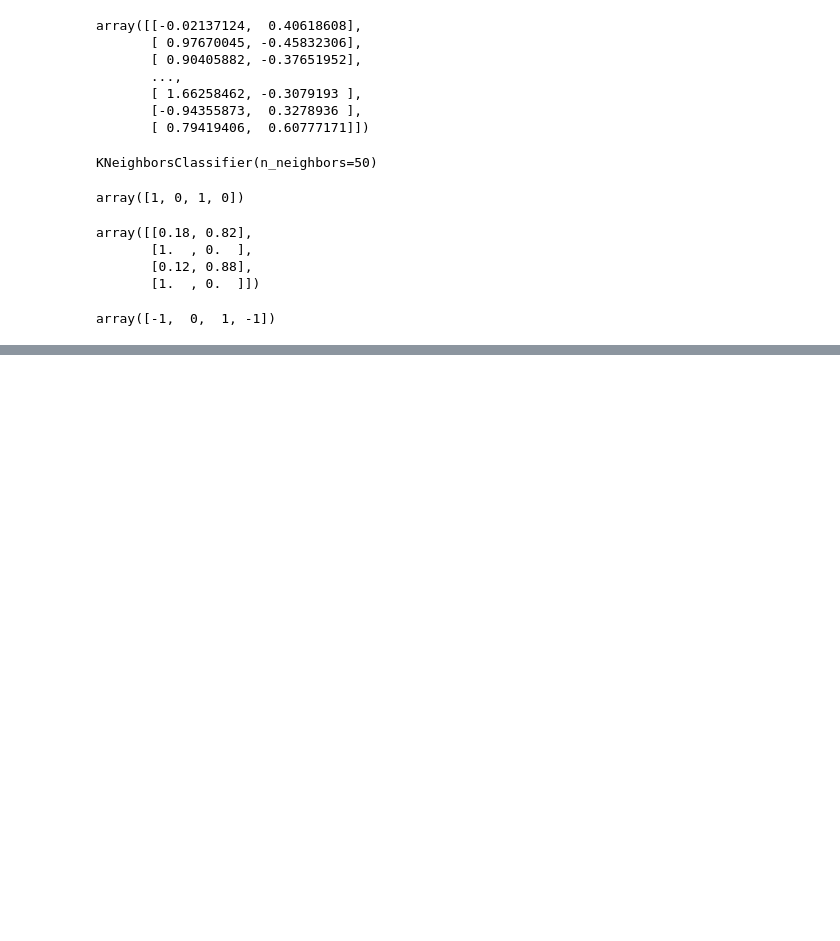
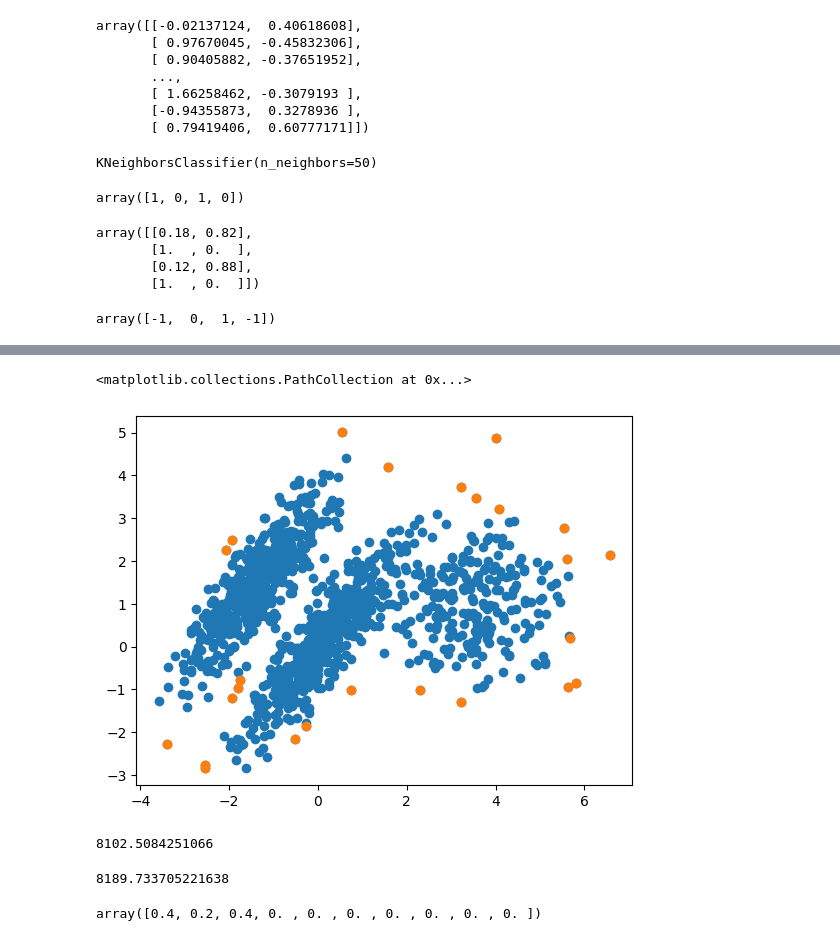
Before and after one commit to bundela05/mlcodez, a Jupyter notebook: ai and ml/code/ch8_unsupervised_learning.ipynb, the cells around one changed output, grey strips where cells are left out. Saved outputs shown, nothing was run; the diff lists cells and outputs as text; code cells hidden in the pictures; blank space fills up the shorter version.

```diff
--- a/ai and ml/code/ch8_unsupervised_learning.ipynb
+++ b/ai and ml/code/ch8_unsupervised_learning.ipynb
@@ -345,0 +460,14 @@ array([-1,  0,  1, -1])
+# %%
+plt.scatter(X[:,0],X[:,1],)
+plt.scatter(anomalies[:,0],anomalies[:,1],)
+# %% [output]
+<matplotlib.collections.PathCollection at 0x...>
+[figure, added]
+# %%
+gm.aic(X)
+# %% [output]
+8102.5084251066
+# %%
+gm.bic(X)
+# %% [output]
+8189.733705221638
@@ -345,0 +477,5 @@ array([-1,  0,  1, -1])
+# %%
+bgm.fit(X)
+bgm.weights_.round(1)
+# %% [output]
+array([0.4, 0.2, 0.4, 0. , 0. , 0. , 0. , 0. , 0. , 0. ])
```
Also changed, not shown: parts of 19 cells of this notebook.
